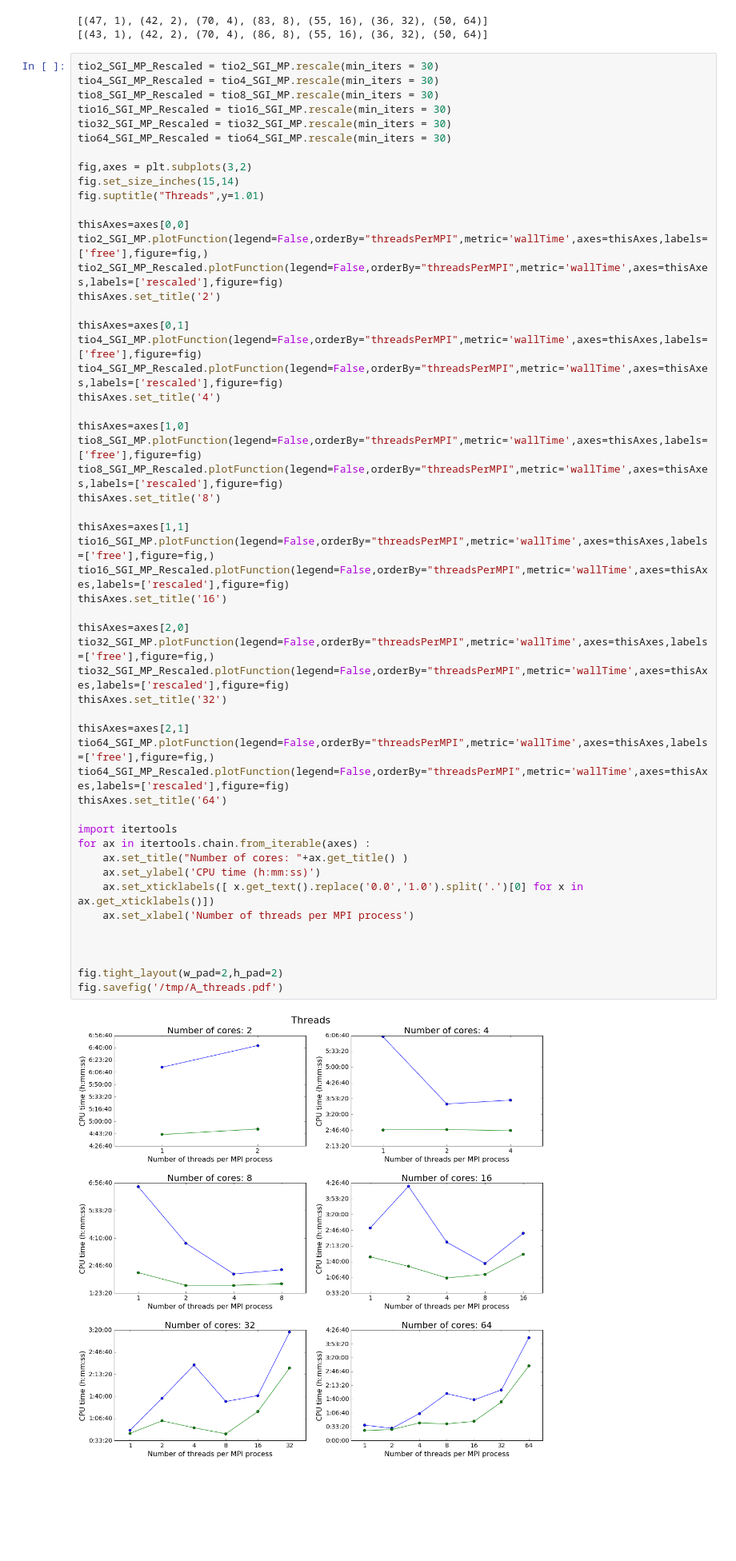
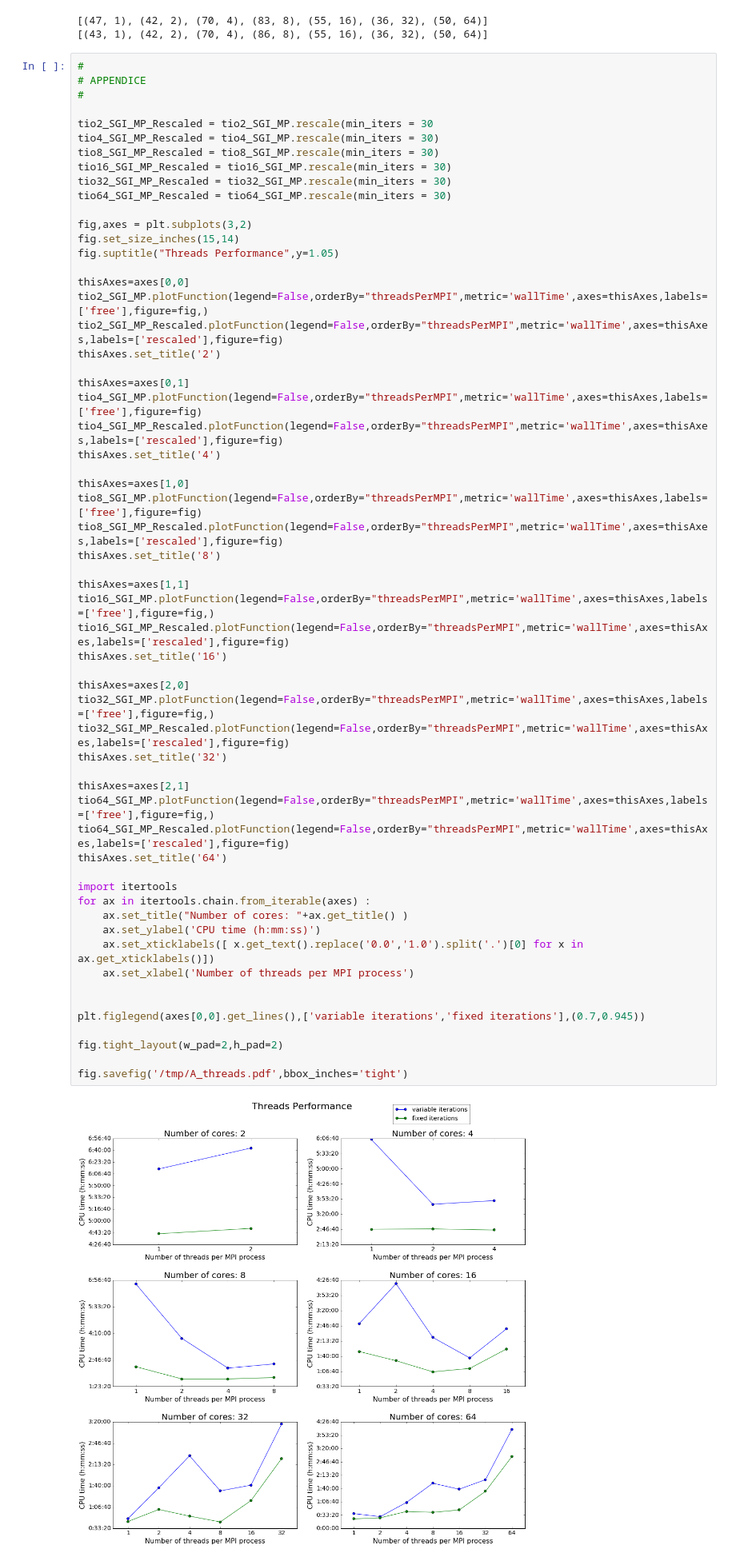
Before and after one commit to gioruffa/qetools, a Jupyter notebook: plotter.ipynb, the cells around one changed output. Shown at 80% size. Cells and saved outputs as stored; diff of their text form; blank space fills up the shorter version.

Commit message:
new plots

```diff
--- a/plotter.ipynb
+++ b/plotter.ipynb
@@ -1786,7 +1795,11 @@ print cinTio.getIterationsNumPerRun()
 [(47, 1), (42, 2), (70, 4), (83, 8), (55, 16), (36, 32), (50, 64)]
 [(43, 1), (42, 2), (70, 4), (86, 8), (55, 16), (36, 32), (50, 64)]
 # %%
-tio2_SGI_MP_Rescaled = tio2_SGI_MP.rescale(min_iters = 30)
+#
+# APPENDICE
+#
+
+tio2_SGI_MP_Rescaled = tio2_SGI_MP.rescale(min_iters = 30
 tio4_SGI_MP_Rescaled = tio4_SGI_MP.rescale(min_iters = 30)
 tio8_SGI_MP_Rescaled = tio8_SGI_MP.rescale(min_iters = 30)
 tio16_SGI_MP_Rescaled = tio16_SGI_MP.rescale(min_iters = 30)
@@ -1795,7 +1808,7 @@ tio64_SGI_MP_Rescaled = tio64_SGI_MP.rescale(min_iters = 30)
 
 fig,axes = plt.subplots(3,2)
 fig.set_size_inches(15,14)
-fig.suptitle("Threads",y=1.01)
+fig.suptitle("Threads Performance",y=1.05)
 
 thisAxes=axes[0,0]
 tio2_SGI_MP.plotFunction(legend=False,orderBy="threadsPerMPI",metric='wallTime',axes=thisAxes,labels=['free'],figure=fig,)
@@ -1811,32 +1824,34 @@ thisAxes=axes[1,0]
 tio8_SGI_MP.plotFunction(legend=False,orderBy="threadsPerMPI",metric='wallTime',axes=thisAxes,labels=['free'],figure=fig)
 tio8_SGI_MP_Rescaled.plotFunction(legend=False,orderBy="threadsPerMPI",metric='wallTime',axes=thisAxes,labels=['rescaled'],figure=fig)
 thisAxes.set_title('8')
 
 thisAxes=axes[1,1]
 tio16_SGI_MP.plotFunction(legend=False,orderBy="threadsPerMPI",metric='wallTime',axes=thisAxes,labels=['free'],figure=fig,)
 tio16_SGI_MP_Rescaled.plotFunction(legend=False,orderBy="threadsPerMPI",metric='wallTime',axes=thisAxes,labels=['rescaled'],figure=fig)
 thisAxes.set_title('16')
 
 thisAxes=axes[2,0]
 tio32_SGI_MP.plotFunction(legend=False,orderBy="threadsPerMPI",metric='wallTime',axes=thisAxes,labels=['free'],figure=fig,)
 tio32_SGI_MP_Rescaled.plotFunction(legend=False,orderBy="threadsPerMPI",metric='wallTime',axes=thisAxes,labels=['rescaled'],figure=fig)
 thisAxes.set_title('32')
 
 thisAxes=axes[2,1]
 tio64_SGI_MP.plotFunction(legend=False,orderBy="threadsPerMPI",metric='wallTime',axes=thisAxes,labels=['free'],figure=fig,)
 tio64_SGI_MP_Rescaled.plotFunction(legend=False,orderBy="threadsPerMPI",metric='wallTime',axes=thisAxes,labels=['rescaled'],figure=fig)
 thisAxes.set_title('64')
 
 import itertools
 for ax in itertools.chain.from_iterable(axes) :
     ax.set_title("Number of cores: "+ax.get_title() )
     ax.set_ylabel('CPU time (h:mm:ss)')
     ax.set_xticklabels([ x.get_text().replace('0.0','1.0').split('.')[0] for x in ax.get_xticklabels()])
     ax.set_xlabel('Number of threads per MPI process')
 
 
+plt.figlegend(axes[0,0].get_lines(),['variable iterations','fixed iterations'],(0.7,0.945))
 
 fig.tight_layout(w_pad=2,h_pad=2)
-fig.savefig('/tmp/A_threads.pdf')
+
+fig.savefig('/tmp/A_threads.pdf',bbox_inches='tight')
 # %% [output]
-[figure, old version]
+[figure, new version]
```
Also changed, not shown: parts of 6 cells of this notebook.
